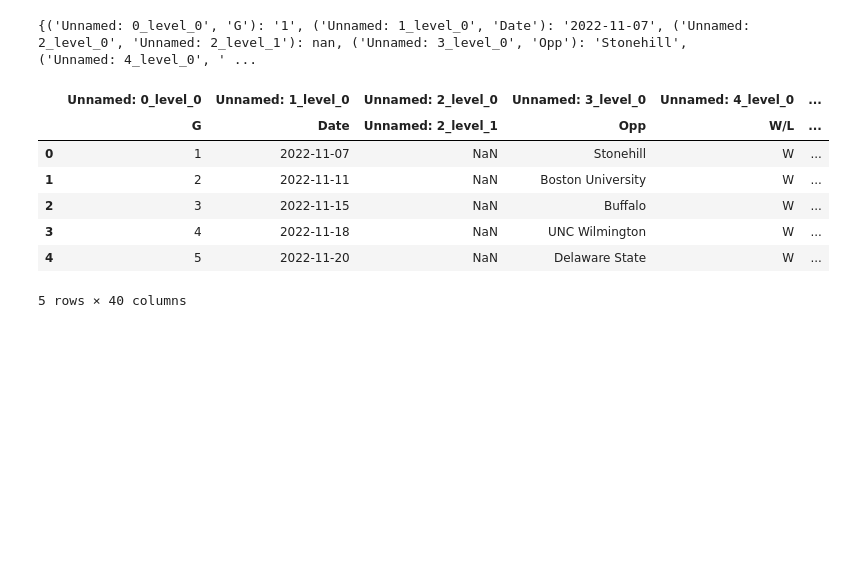
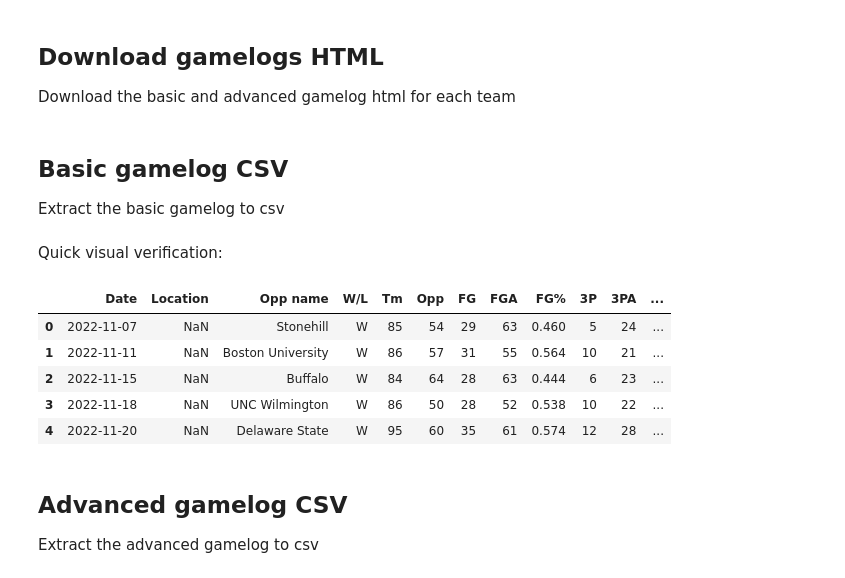
Before and after one commit to mike-taylor99/MLMB, a Jupyter notebook: utils/team-stats.ipynb, the cells around one changed output. Cells and saved outputs as stored; diff of their text form; code cells hidden in the pictures; blank space fills up the shorter version.

Commit message:
training data scripts

```diff
--- a/utils/team-stats.ipynb
+++ b/utils/team-stats.ipynb
@@ -1,9 +1,13 @@
 # %%
 import os
+import re
 import time
 import requests
 import pandas as pd
 from tqdm import tqdm
+from bs4 import BeautifulSoup
+
+pd.set_option("display.max_rows", None, "display.max_columns", None)
 # %%
 path = os.path.abspath('../data/teams.csv')
 df = pd.read_csv(path)
@@ -23,2 +28,5 @@ get_gamelog_url = lambda school_key : f'https://www.sports-reference.com/cbb/sch
+# %% [markdown]
+## Download gamelogs HTML
+Download the basic and advanced gamelog html for each team
 # %%
 for school in tqdm(SR_SCHOOL_KEYS):
@@ -36,0 +51,3 @@ for school in tqdm(SR_SCHOOL_KEYS):
+# %% [markdown]
+## Basic gamelog CSV
+Extract the basic gamelog to csv
@@ -37,20 +88,17 @@ for school in tqdm(SR_SCHOOL_KEYS):
+# %% [markdown]
+Quick visual verification:
 # %%
 school = 'connecticut'
-file_path = os.path.abspath(f'../data/seasons/{SEASON}/{school}/{school}.html')
-team_df = pd.read_html(file_path)[0]
-
-for index, row in team_df.iterrows():
-    if index == 0:
-        print(row.to_dict())
-
+file_path = os.path.abspath(f'../data/seasons/{SEASON}/{school}/{school}_basic.csv')
+team_df = pd.read_csv(file_path)
 team_df.head()
 # %% [output]
-{('Unnamed: 0_level_0', 'G'): '1', ('Unnamed: 1_level_0', 'Date'): '2022-11-07', ('Unnamed: 2_level_0', 'Unnamed: 2_level_1'): nan, ('Unnamed: 3_level_0', 'Opp'): 'Stonehill', ('Unnamed: 4_level_0', ' ...
-|  | Unnamed: 0_level_0 | Unnamed: 1_level_0 | Unnamed: 2_level_0 | Unnamed: 3_level_0 | Unnamed: 4_level_0 | ... |
-|  | G | Date | Unnamed: 2_level_1 | Opp | W/L | ... |
-| 0 | 1 | 2022-11-07 | NaN | Stonehill | W | ... |
-| 1 | 2 | 2022-11-11 | NaN | Boston University | W | ... |
-| 2 | 3 | 2022-11-15 | NaN | Buffalo | W | ... |
-| 3 | 4 | 2022-11-18 | NaN | UNC Wilmington | W | ... |
-| 4 | 5 | 2022-11-20 | NaN | Delaware State | W | ... |
+|  | Date | Location | Opp name | W/L | Tm | Opp | FG | FGA | FG% | 3P | 3PA | ... |
+| 0 | 2022-11-07 | NaN | Stonehill | W | 85 | 54 | 29 | 63 | 0.460 | 5 | 24 | ... |
+| 1 | 2022-11-11 | NaN | Boston University | W | 86 | 57 | 31 | 55 | 0.564 | 10 | 21 | ... |
+| 2 | 2022-11-15 | NaN | Buffalo | W | 84 | 64 | 28 | 63 | 0.444 | 6 | 23 | ... |
+| 3 | 2022-11-18 | NaN | UNC Wilmington | W | 86 | 50 | 28 | 52 | 0.538 | 10 | 22 | ... |
+| 4 | 2022-11-20 | NaN | Delaware State | W | 95 | 60 | 35 | 61 | 0.574 | 12 | 28 | ... |
-5 rows × 40 columns
+# %% [markdown]
+## Advanced gamelog CSV
+Extract the advanced gamelog to csv
```
Also changed, not shown: parts of 24 cells of this notebook, 6 other files.
